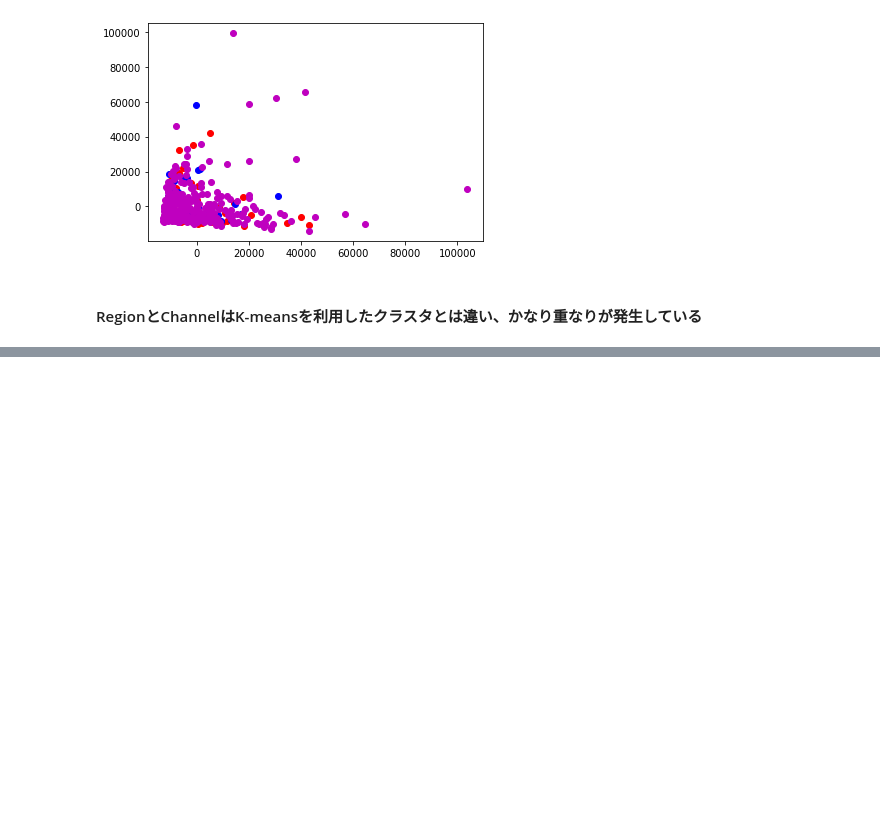
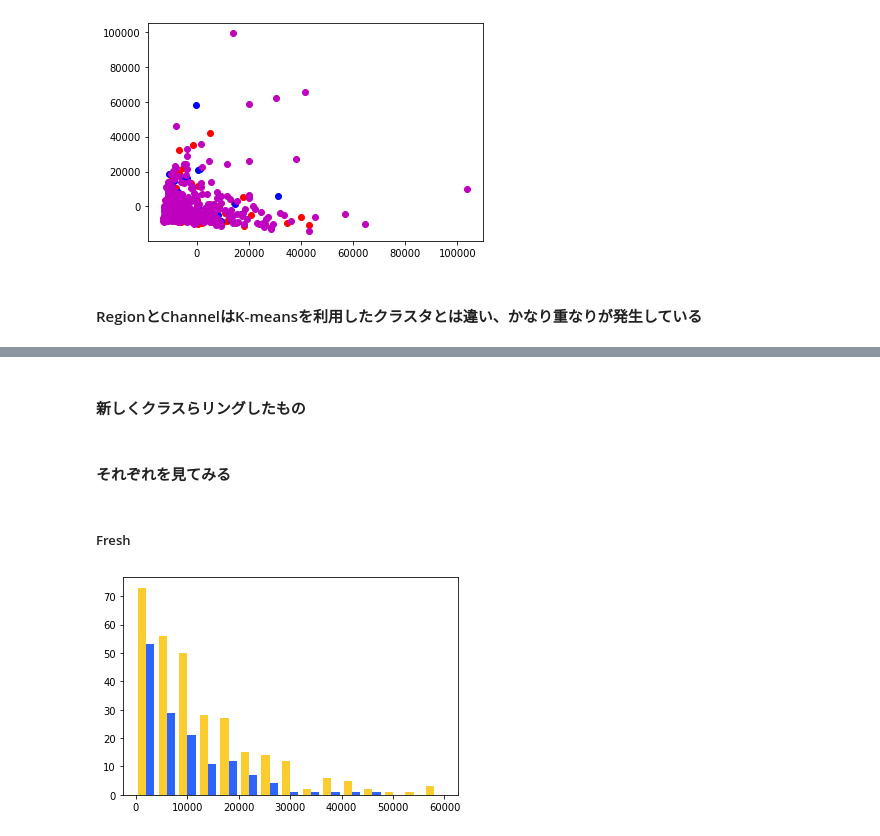
Before and after one commit to satomi23/diveintocode-ml, a Jupyter notebook: Sprint7.ipynb, the cells around one changed output, grey strips where cells are left out. Drawn from its saved outputs; the diff is of its cells as text; code cells hidden in the pictures; blank space fills up the shorter version.

```diff
--- a/Sprint7.ipynb
+++ b/Sprint7.ipynb
@@ -1045,0 +1066,3 @@ plt.show()
+# %%
+df_Channel1 = all_data[all_data['Channel']==1].drop(['Channel'],axis=1)
+df_Channel2 = all_data[all_data['Channel']==2].drop(['Channel'],axis=1)
@@ -1045,0 +1073,2 @@ plt.show()
+# %% [markdown]
+#### 新しくクラスらリングしたもの
@@ -1045,0 +1080,10 @@ plt.show()
+# %% [markdown]
+#### それぞれを見てみる
+# %% [markdown]
+##### Fresh
+# %%
+plt.hist([df_Channel1['Fresh'],df_Channel2['Fresh']],
+         bins=15, label=['Horeca','Retail'], color=['#FACC2E','#2E64FE'], range=(0,60000))
+plt.show()
+# %% [output]
+[figure, added]
```
Also changed, not shown: parts of 35 cells of this notebook.
